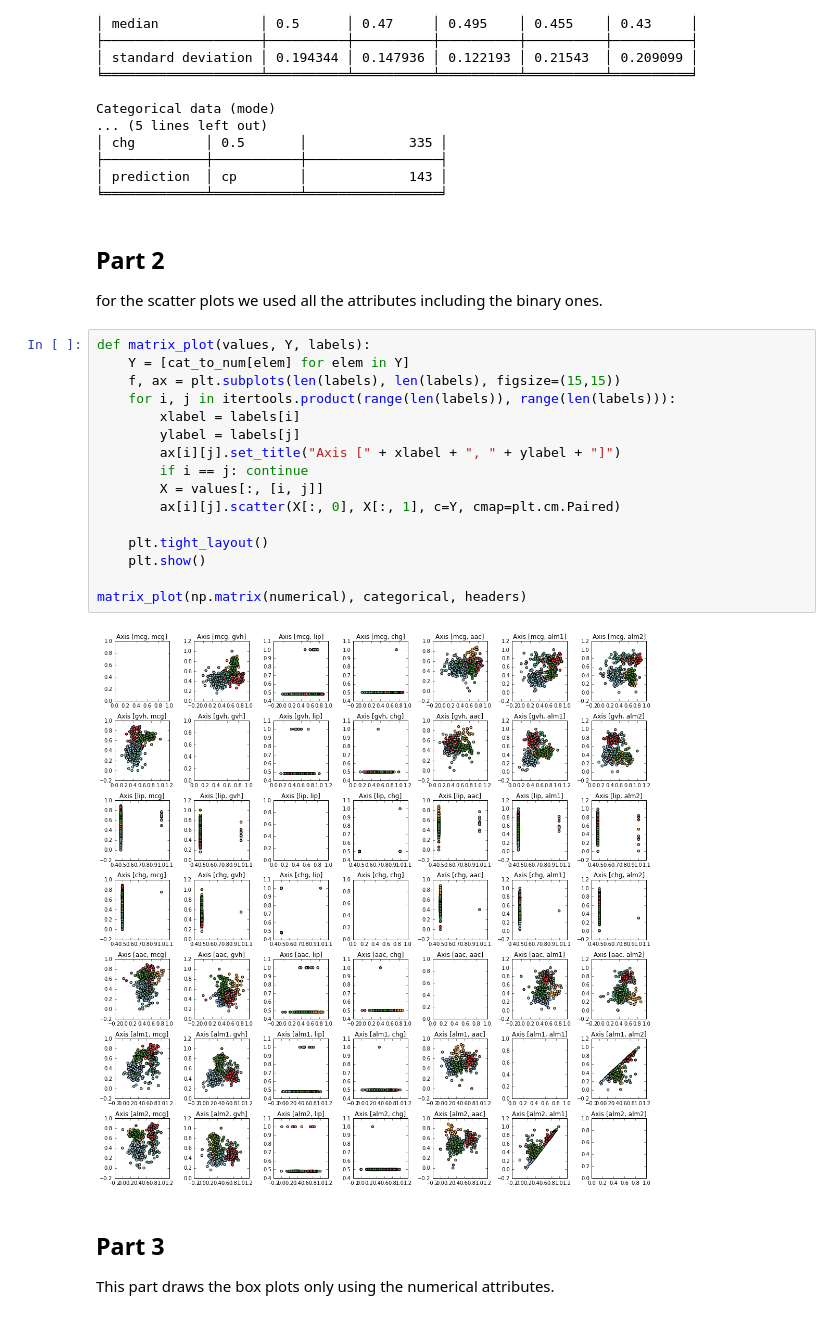
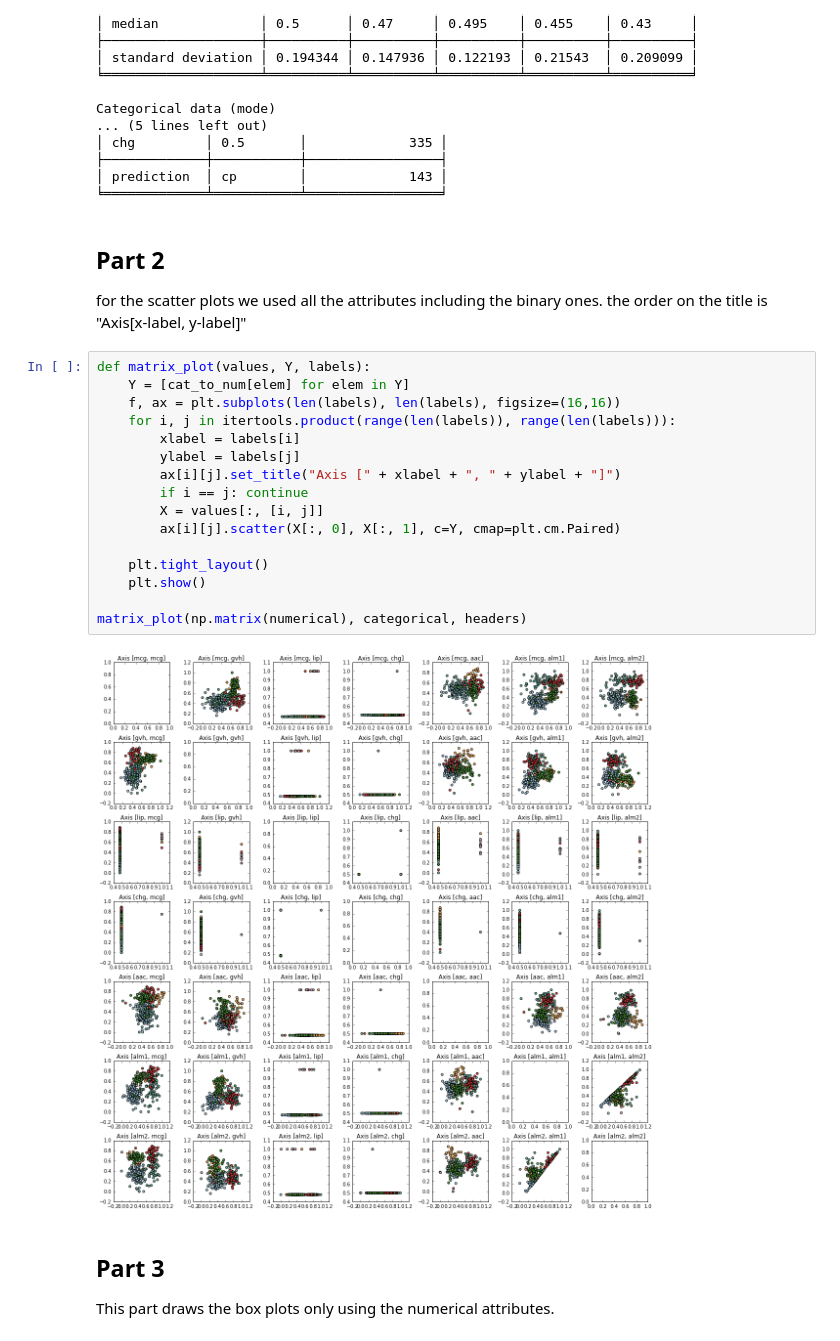
Before and after one commit to JeffersonH44/data-mining, a Jupyter notebook: hw1/hw1.ipynb, the cells around one changed output. Drawn from its saved outputs; the diff is of its cells as text.

```diff
--- a/hw1/hw1.ipynb
+++ b/hw1/hw1.ipynb
@@ -108,25 +108,25 @@ Categorical data (mode)
 # %% [markdown]
 ## Part 2
 
-for the scatter plots we used all the attributes including the binary ones.
+for the scatter plots we used all the attributes including the binary ones. the order on the title is "Axis[x-label, y-label]"
 # %%
 def matrix_plot(values, Y, labels):
     Y = [cat_to_num[elem] for elem in Y]
-    f, ax = plt.subplots(len(labels), len(labels), figsize=(15,15))
+    f, ax = plt.subplots(len(labels), len(labels), figsize=(16,16))
     for i, j in itertools.product(range(len(labels)), range(len(labels))):
         xlabel = labels[i]
         ylabel = labels[j]
         ax[i][j].set_title("Axis [" + xlabel + ", " + ylabel + "]")
         if i == j: continue
         X = values[:, [i, j]]
         ax[i][j].scatter(X[:, 0], X[:, 1], c=Y, cmap=plt.cm.Paired)
 
     plt.tight_layout()
     plt.show()
 
 matrix_plot(np.matrix(numerical), categorical, headers)
 # %% [output]
-[figure, old version]
+[figure, new version]
 # %% [markdown]
 ## Part 3
 
```
